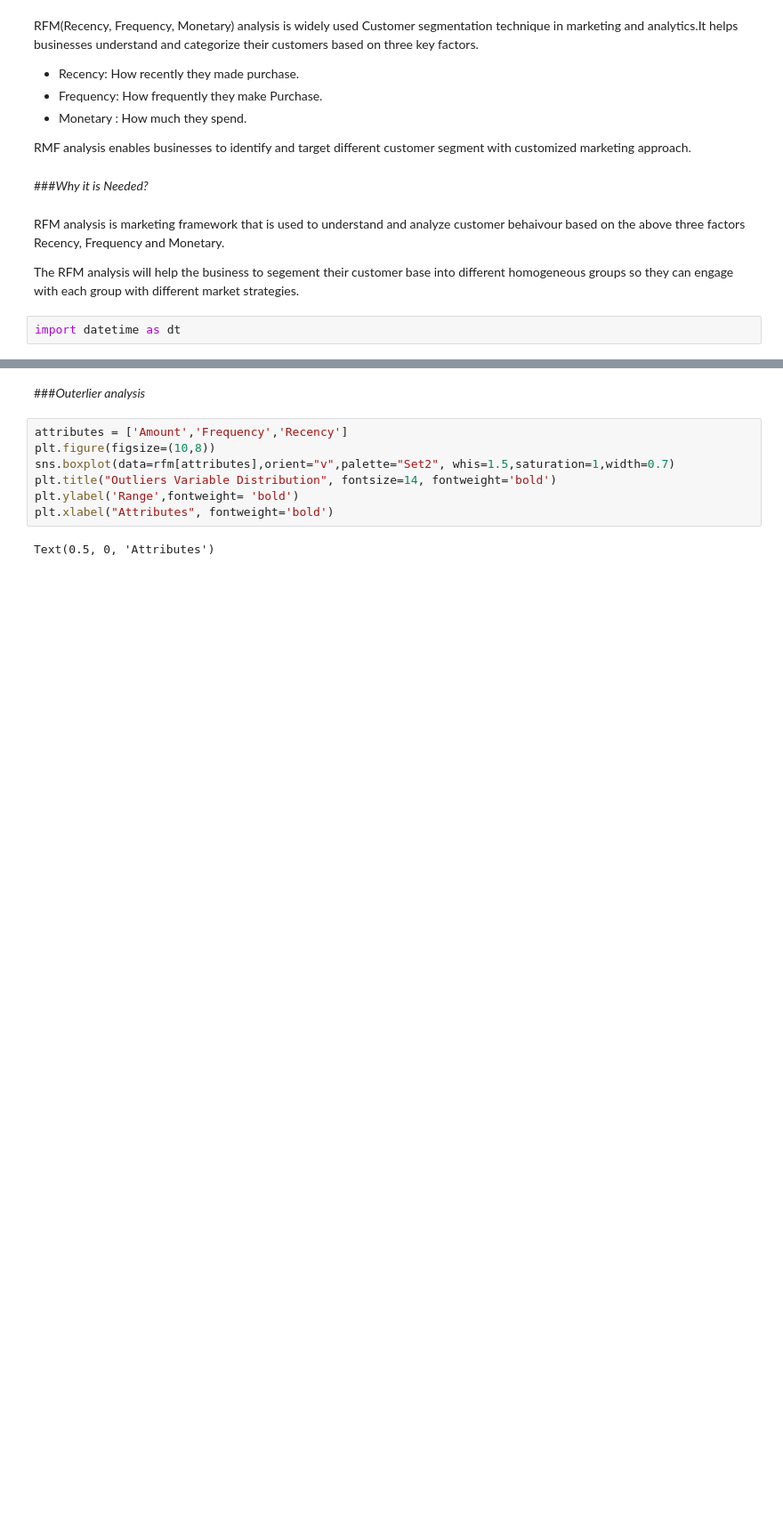
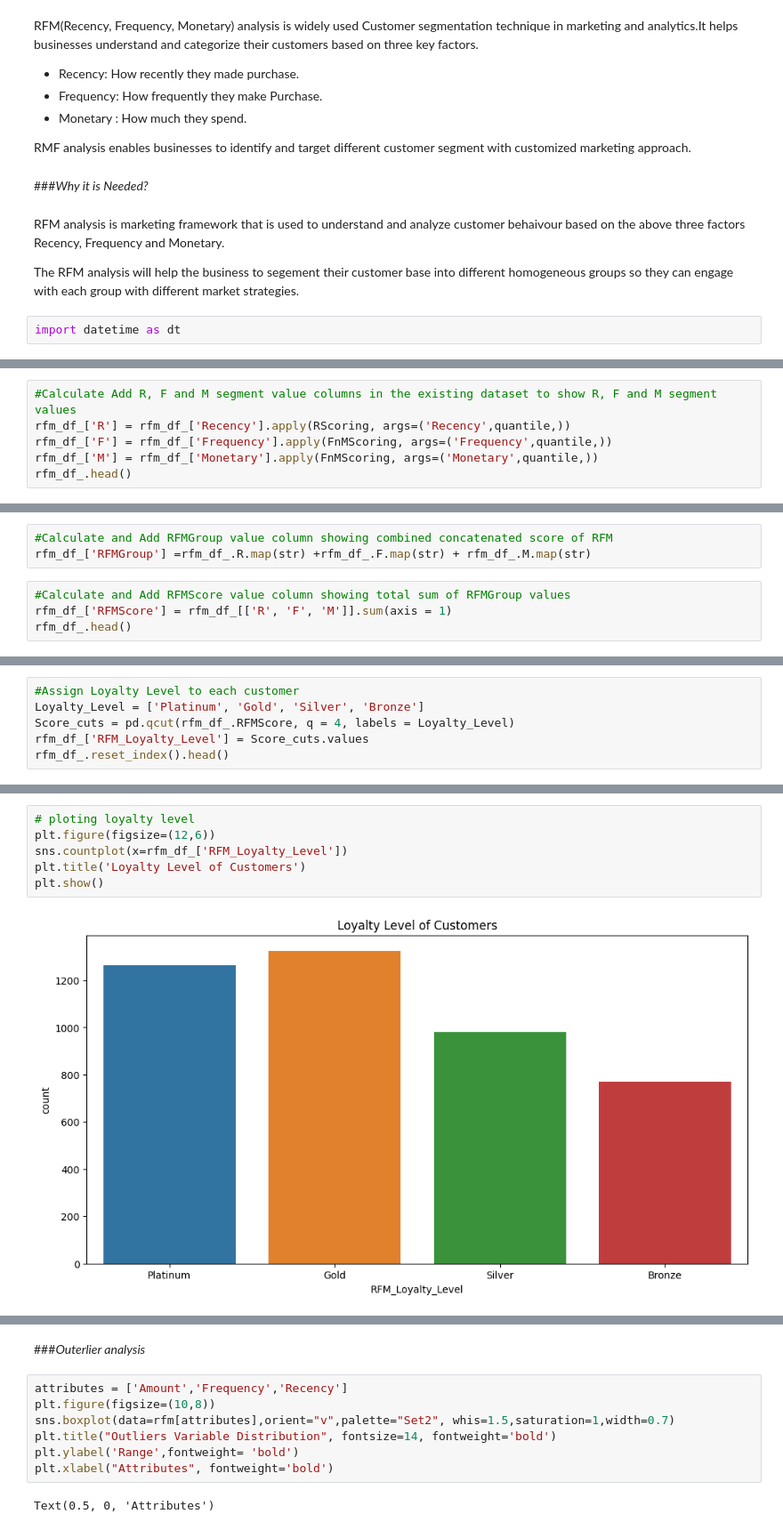
Before and after one commit to juel-123/Online_Retail_Customer_Segmentation, a Jupyter notebook: Online_Retail_Customer_Segmentation.ipynb, the cells around one changed output, grey strips where cells are left out. Shown at 89% size. Saved outputs shown, nothing was run; the diff lists cells and outputs as text; blank space fills up the shorter version.

```diff
--- a/Online_Retail_Customer_Segmentation.ipynb
+++ b/Online_Retail_Customer_Segmentation.ipynb
@@ -539,0 +614,6 @@ rfm.head()
+# %%
+#Calculate Add R, F and M segment value columns in the existing dataset to show R, F and M segment values
+rfm_df_['R'] = rfm_df_['Recency'].apply(RScoring, args=('Recency',quantile,))
+rfm_df_['F'] = rfm_df_['Frequency'].apply(FnMScoring, args=('Frequency',quantile,))
+rfm_df_['M'] = rfm_df_['Monetary'].apply(FnMScoring, args=('Monetary',quantile,))
+rfm_df_.head()
@@ -539,0 +628,7 @@ rfm.head()
+# %%
+#Calculate and Add RFMGroup value column showing combined concatenated score of RFM
+rfm_df_['RFMGroup'] =rfm_df_.R.map(str) +rfm_df_.F.map(str) + rfm_df_.M.map(str)
+# %%
+#Calculate and Add RFMScore value column showing total sum of RFMGroup values
+rfm_df_['RFMScore'] = rfm_df_[['R', 'F', 'M']].sum(axis = 1)
+rfm_df_.head()
@@ -539,0 +661,6 @@ rfm.head()
+# %%
+#Assign Loyalty Level to each customer
+Loyalty_Level = ['Platinum', 'Gold', 'Silver', 'Bronze']
+Score_cuts = pd.qcut(rfm_df_.RFMScore, q = 4, labels = Loyalty_Level)
+rfm_df_['RFM_Loyalty_Level'] = Score_cuts.values
+rfm_df_.reset_index().head()
@@ -539,0 +693,8 @@ rfm.head()
+# %%
+# ploting loyalty level
+plt.figure(figsize=(12,6))
+sns.countplot(x=rfm_df_['RFM_Loyalty_Level'])
+plt.title('Loyalty Level of Customers')
+plt.show()
+# %% [output]
+[figure, added]
```
Also changed, not shown: parts of 103 cells of this notebook.
